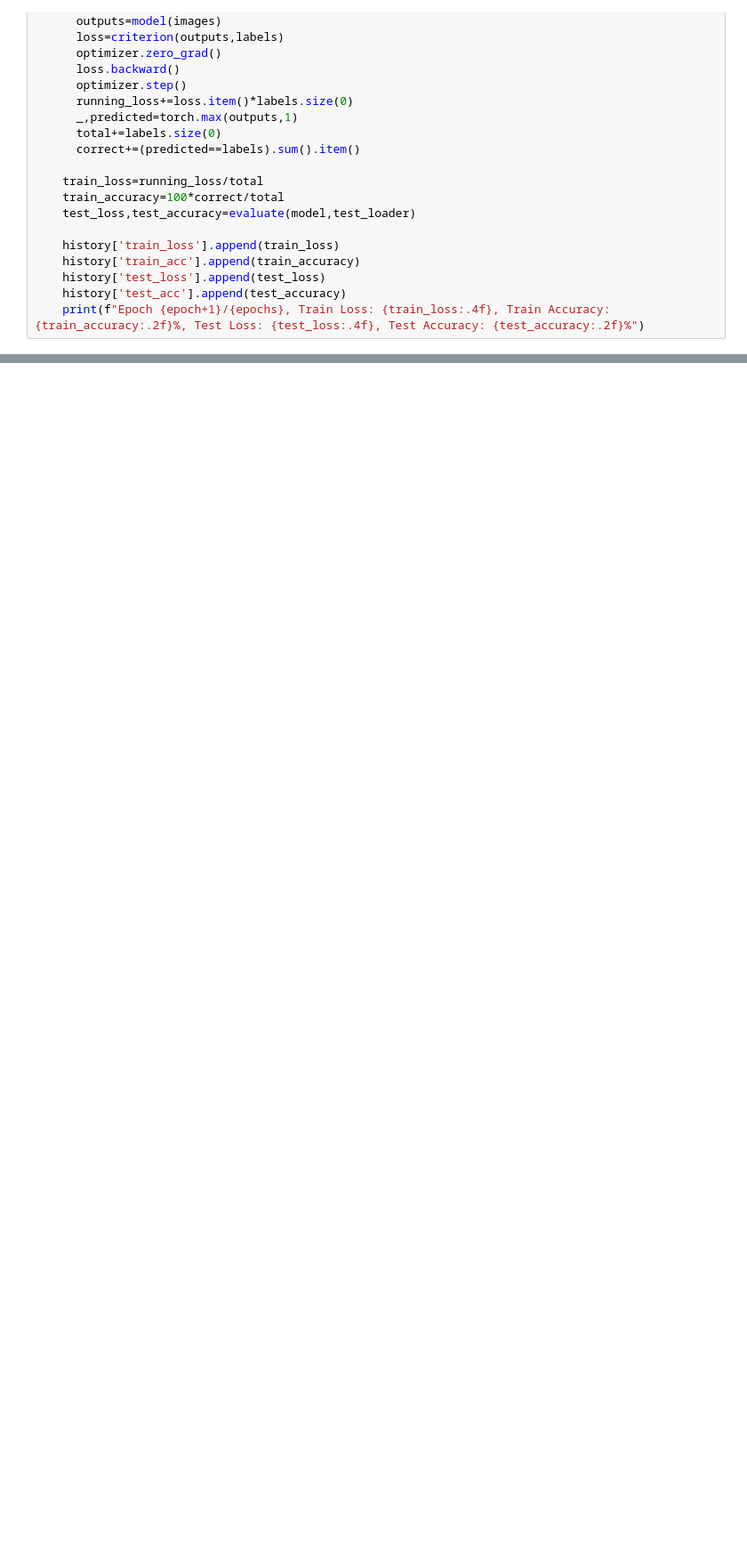
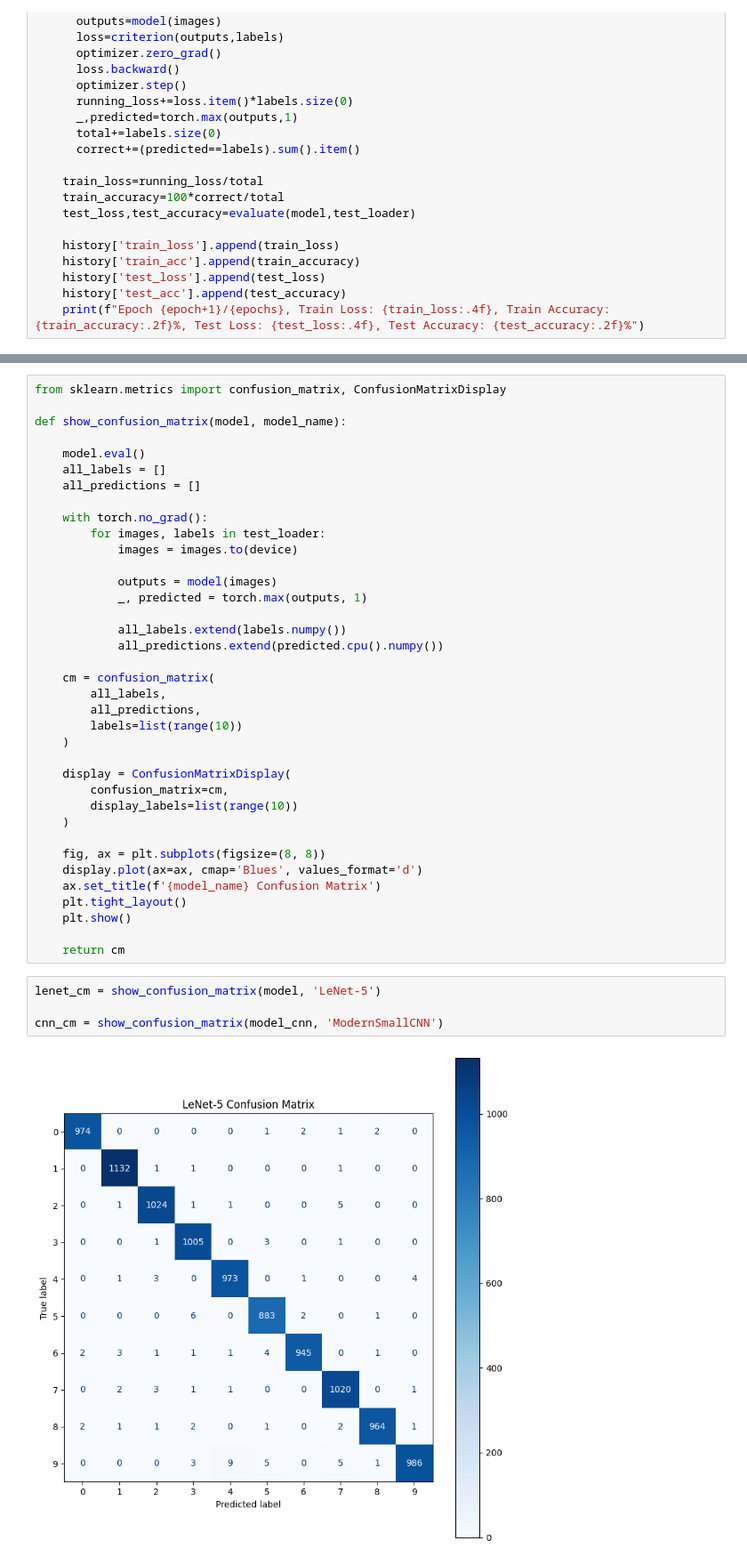
Before and after one commit to shalaniupekshani/EN3160-Assignment-3-on-Neural-Networks, a Jupyter notebook: A02_230659H.ipynb, the cells around one changed output, grey strips where cells are left out. Shown at 89% size. Cells and saved outputs as stored; diff of their text form; blank space fills up the shorter version.

```diff
--- a/A02_230659H.ipynb
+++ b/A02_230659H.ipynb
@@ -453,0 +525,43 @@ def train_and_log(model,optimizer,criterion,history,epochs=10):
+# %%
+from sklearn.metrics import confusion_matrix, ConfusionMatrixDisplay
+
+def show_confusion_matrix(model, model_name):
+
+    model.eval()
+    all_labels = []
+    all_predictions = []
+
+    with torch.no_grad():
+        for images, labels in test_loader:
+            images = images.to(device)
+
+            outputs = model(images)
+            _, predicted = torch.max(outputs, 1)
+
+            all_labels.extend(labels.numpy())
+            all_predictions.extend(predicted.cpu().numpy())
+
+    cm = confusion_matrix(
+        all_labels,
+        all_predictions,
+        labels=list(range(10))
+    )
+
+    display = ConfusionMatrixDisplay(
+        confusion_matrix=cm,
+        display_labels=list(range(10))
+    )
+
+    fig, ax = plt.subplots(figsize=(8, 8))
+    display.plot(ax=ax, cmap='Blues', values_format='d')
+    ax.set_title(f'{model_name} Confusion Matrix')
+    plt.tight_layout()
+    plt.show()
+
+    return cm
+# %%
+lenet_cm = show_confusion_matrix(model, 'LeNet-5')
+
+cnn_cm = show_confusion_matrix(model_cnn, 'ModernSmallCNN')
+# %% [output]
+[figure, added]
```
Also changed, not shown: parts of 25 cells of this notebook.
